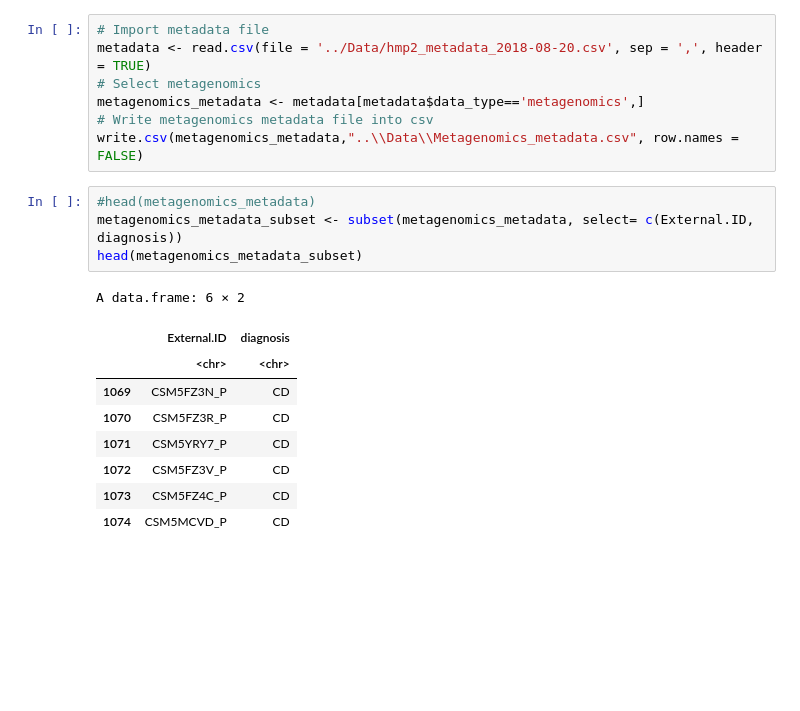
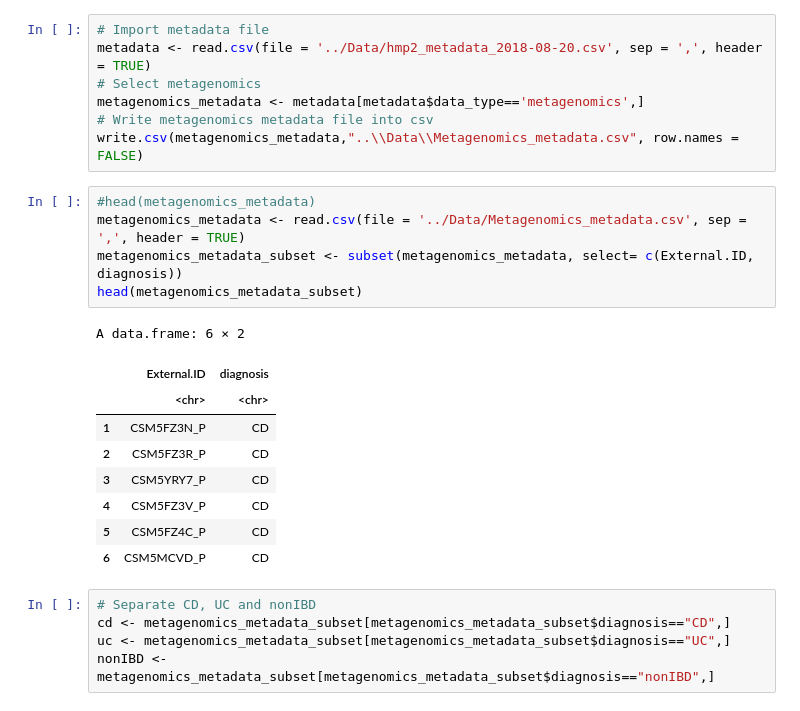
Before and after one commit to AmauryPelzer/BBS3005_Metabolic-modelling-for-microbiome-in-IBD, a Jupyter notebook: Scripts/Pathway_analysis.ipynb, the cells around one changed output. Cells and saved outputs as stored; diff of their text form; blank space fills up the shorter version.

```diff
--- a/Scripts/Pathway_analysis.ipynb
+++ b/Scripts/Pathway_analysis.ipynb
@@ -60,15 +55,21 @@ metagenomics_metadata <- metadata[metadata$data_type=='metagenomics',]
 write.csv(metagenomics_metadata,"..\\Data\\Metagenomics_metadata.csv", row.names = FALSE)
 # %%
 #head(metagenomics_metadata)
+metagenomics_metadata <- read.csv(file = '../Data/Metagenomics_metadata.csv', sep = ',', header = TRUE)
 metagenomics_metadata_subset <- subset(metagenomics_metadata, select= c(External.ID, diagnosis))
 head(metagenomics_metadata_subset)
 # %% [output]
 A data.frame: 6 × 2
 |  | External.ID | diagnosis |
 |  | <chr> | <chr> |
-| 1069 | CSM5FZ3N_P | CD |
-| 1070 | CSM5FZ3R_P | CD |
-| 1071 | CSM5YRY7_P | CD |
-| 1072 | CSM5FZ3V_P | CD |
-| 1073 | CSM5FZ4C_P | CD |
-| 1074 | CSM5MCVD_P | CD |
+| 1 | CSM5FZ3N_P | CD |
+| 2 | CSM5FZ3R_P | CD |
+| 3 | CSM5YRY7_P | CD |
+| 4 | CSM5FZ3V_P | CD |
+| 5 | CSM5FZ4C_P | CD |
+| 6 | CSM5MCVD_P | CD |
+# %%
+# Separate CD, UC and nonIBD
+cd <- metagenomics_metadata_subset[metagenomics_metadata_subset$diagnosis=="CD",]
+uc <- metagenomics_metadata_subset[metagenomics_metadata_subset$diagnosis=="UC",]
+nonIBD <- metagenomics_metadata_subset[metagenomics_metadata_subset$diagnosis=="nonIBD",]
```
Also changed, not shown: parts of 15 cells of this notebook.
